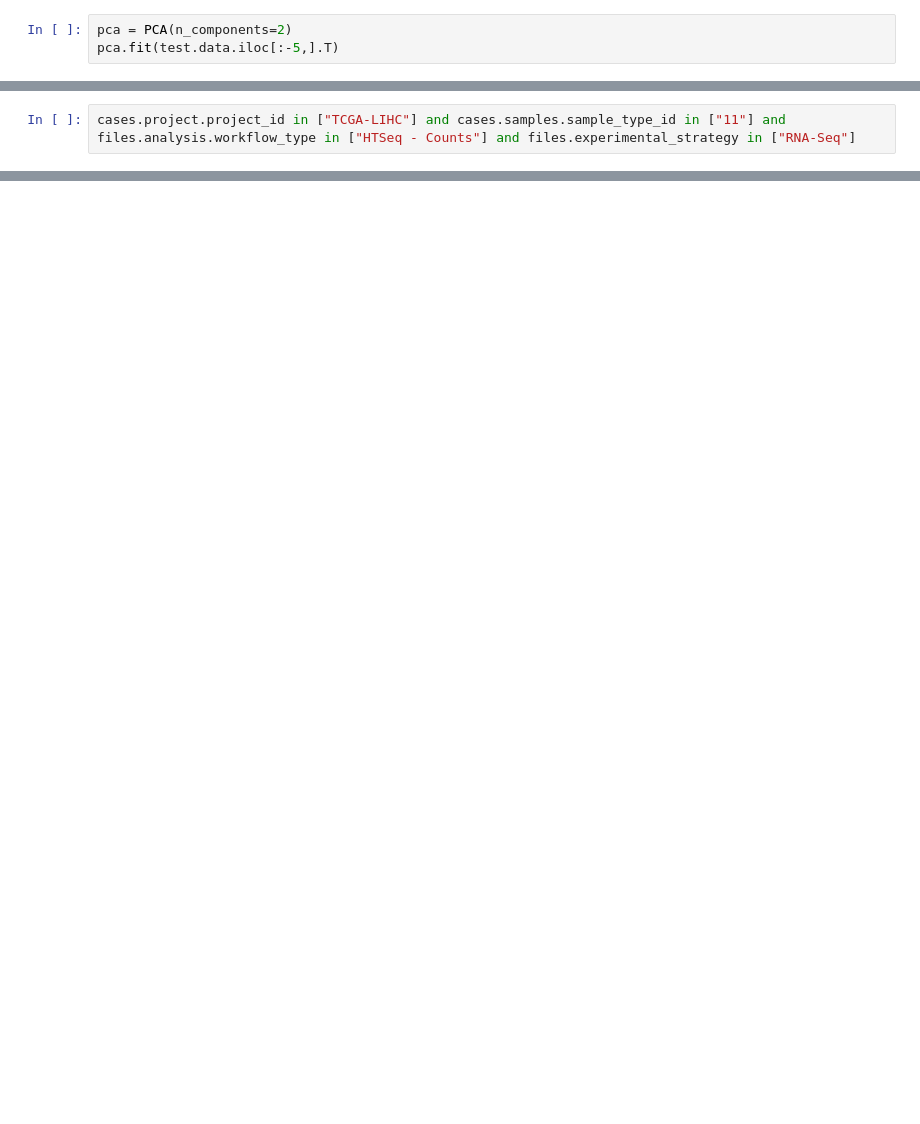
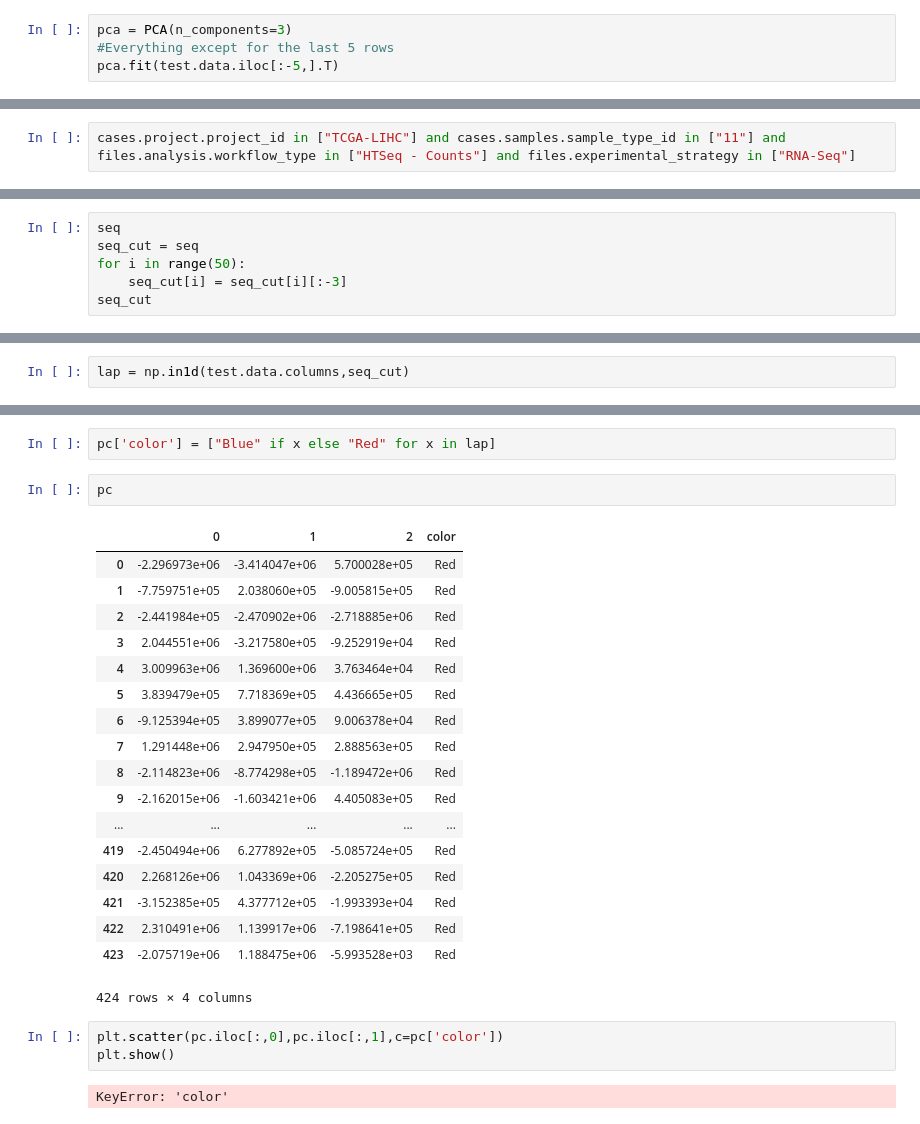
Before and after one commit to oaoni/spark-gene-expression, a Jupyter notebook: Query.ipynb, the cells around one changed output, grey strips where cells are left out. Cells and saved outputs as stored; diff of their text form; blank space fills up the shorter version.

```diff
--- a/Query.ipynb
+++ b/Query.ipynb
@@ -242,6 +294,7 @@ test.data.to_csv("lihc.csv")
 # %%
 from sklearn.decomposition import PCA
 # %%
-pca = PCA(n_components=2)
+pca = PCA(n_components=3)
+#Everything except for the last 5 rows
 pca.fit(test.data.iloc[:-5,].T)
 # %% [output]
@@ -333,0 +382,6 @@ print(seq)
+# %%
+seq
+seq_cut = seq
+for i in range(50):
+    seq_cut[i] = seq_cut[i][:-3]
+seq_cut
@@ -333,0 +463,2 @@ print(seq)
+# %%
+lap = np.in1d(test.data.columns,seq_cut)
@@ -333,0 +485,28 @@ print(seq)
+# %%
+pc['color'] = ["Blue" if x else "Red" for x in lap]
+# %%
+pc
+# %% [output]
+|  | 0 | 1 | 2 | color |
+| 0 | -2.296973e+06 | -3.414047e+06 | 5.700028e+05 | Red |
+| 1 | -7.759751e+05 | 2.038060e+05 | -9.005815e+05 | Red |
+| 2 | -2.441984e+05 | -2.470902e+06 | -2.718885e+06 | Red |
+| 3 | 2.044551e+06 | -3.217580e+05 | -9.252919e+04 | Red |
+| 4 | 3.009963e+06 | 1.369600e+06 | 3.763464e+04 | Red |
+| 5 | 3.839479e+05 | 7.718369e+05 | 4.436665e+05 | Red |
+| 6 | -9.125394e+05 | 3.899077e+05 | 9.006378e+04 | Red |
+| 7 | 1.291448e+06 | 2.947950e+05 | 2.888563e+05 | Red |
+| 8 | -2.114823e+06 | -8.774298e+05 | -1.189472e+06 | Red |
+| 9 | -2.162015e+06 | -1.603421e+06 | 4.405083e+05 | Red |
+| ... | ... | ... | ... | ... |
+| 419 | -2.450494e+06 | 6.277892e+05 | -5.085724e+05 | Red |
+| 420 | 2.268126e+06 | 1.043369e+06 | -2.205275e+05 | Red |
+| 421 | -3.152385e+05 | 4.377712e+05 | -1.993393e+04 | Red |
+| 422 | 2.310491e+06 | 1.139917e+06 | -7.198641e+05 | Red |
+| 423 | -2.075719e+06 | 1.188475e+06 | -5.993528e+03 | Red |
+424 rows × 4 columns
+# %%
+plt.scatter(pc.iloc[:,0],pc.iloc[:,1],c=pc['color'])
+plt.show()
+# %% [output]
+KeyError: 'color'
```
Also changed, not shown: parts of 24 cells of this notebook.
